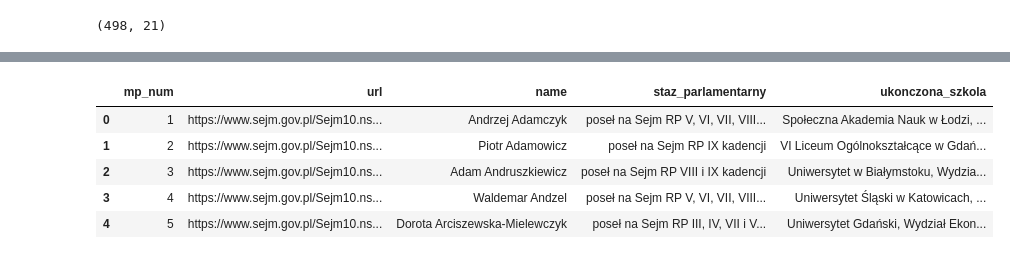
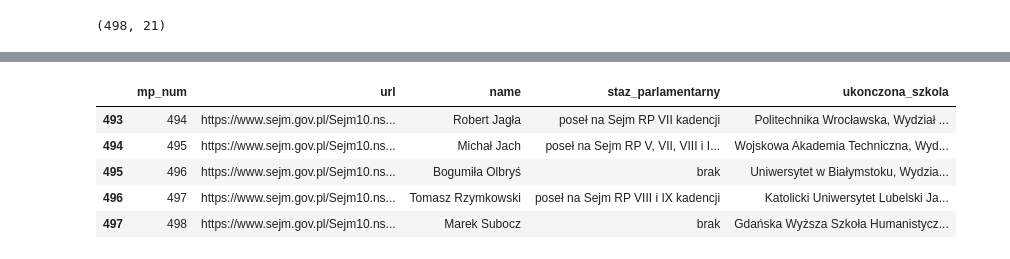
Before and after one commit to stawarzkrzysztof/textMiningLingwistykaSejmowa, a Jupyter notebook: 2dataPreprocessing/dataPreprocessing.ipynb, the cells around one changed output, grey strips where cells are left out. Cells and saved outputs as stored; diff of their text form; code cells hidden in the pictures.

```diff
--- a/2dataPreprocessing/dataPreprocessing.ipynb
+++ b/2dataPreprocessing/dataPreprocessing.ipynb
@@ -228,12 +235,12 @@ OK: zapisano 460 słowników jako listę do /Users/krzysztofstawarz/GithubReposi
 # %%
 mps_scrapped = pd.read_json("/Users/krzysztofstawarz/GithubRepositories/textMiningLingwistykaSejmowa/1dataDownload/data/raw/term10/mp/scrapped_details_list.json")
-mps_scrapped.head()
+mps_scrapped.tail()
 # %% [output]
 |  | mp_num | url | name | staz_parlamentarny | ukonczona_szkola |
-| 0 | 1 | https://www.sejm.gov.pl/Sejm10.ns... | Andrzej Adamczyk | poseł na Sejm RP V, VI, VII, VIII... | Społeczna Akademia Nauk w Łodzi, ... |
-| 1 | 2 | https://www.sejm.gov.pl/Sejm10.ns... | Piotr Adamowicz | poseł na Sejm RP IX kadencji | VI Liceum Ogólnokształcące w Gdań... |
-| 2 | 3 | https://www.sejm.gov.pl/Sejm10.ns... | Adam Andruszkiewicz | poseł na Sejm RP VIII i IX kadencji | Uniwersytet w Białymstoku, Wydzia... |
-| 3 | 4 | https://www.sejm.gov.pl/Sejm10.ns... | Waldemar Andzel | poseł na Sejm RP V, VI, VII, VIII... | Uniwersytet Śląski w Katowicach, ... |
-| 4 | 5 | https://www.sejm.gov.pl/Sejm10.ns... | Dorota Arciszewska-Mielewczyk | poseł na Sejm RP III, IV, VII i V... | Uniwersytet Gdański, Wydział Ekon... |
+| 493 | 494 | https://www.sejm.gov.pl/Sejm10.ns... | Robert Jagła | poseł na Sejm RP VII kadencji | Politechnika Wrocławska, Wydział ... |
+| 494 | 495 | https://www.sejm.gov.pl/Sejm10.ns... | Michał Jach | poseł na Sejm RP V, VII, VIII i I... | Wojskowa Akademia Techniczna, Wyd... |
+| 495 | 496 | https://www.sejm.gov.pl/Sejm10.ns... | Bogumiła Olbryś | brak | Uniwersytet w Białymstoku, Wydzia... |
+| 496 | 497 | https://www.sejm.gov.pl/Sejm10.ns... | Tomasz Rzymkowski | poseł na Sejm RP VIII i IX kadencji | Katolicki Uniwersytet Lubelski Ja... |
+| 497 | 498 | https://www.sejm.gov.pl/Sejm10.ns... | Marek Subocz | brak | Gdańska Wyższa Szkoła Humanistycz... |
 # %%
 mps_scrapped.drop(["url", "mp_num"], axis=1, inplace=True)
```
Also changed, not shown: parts of 32 cells of this notebook, 3 other files.
